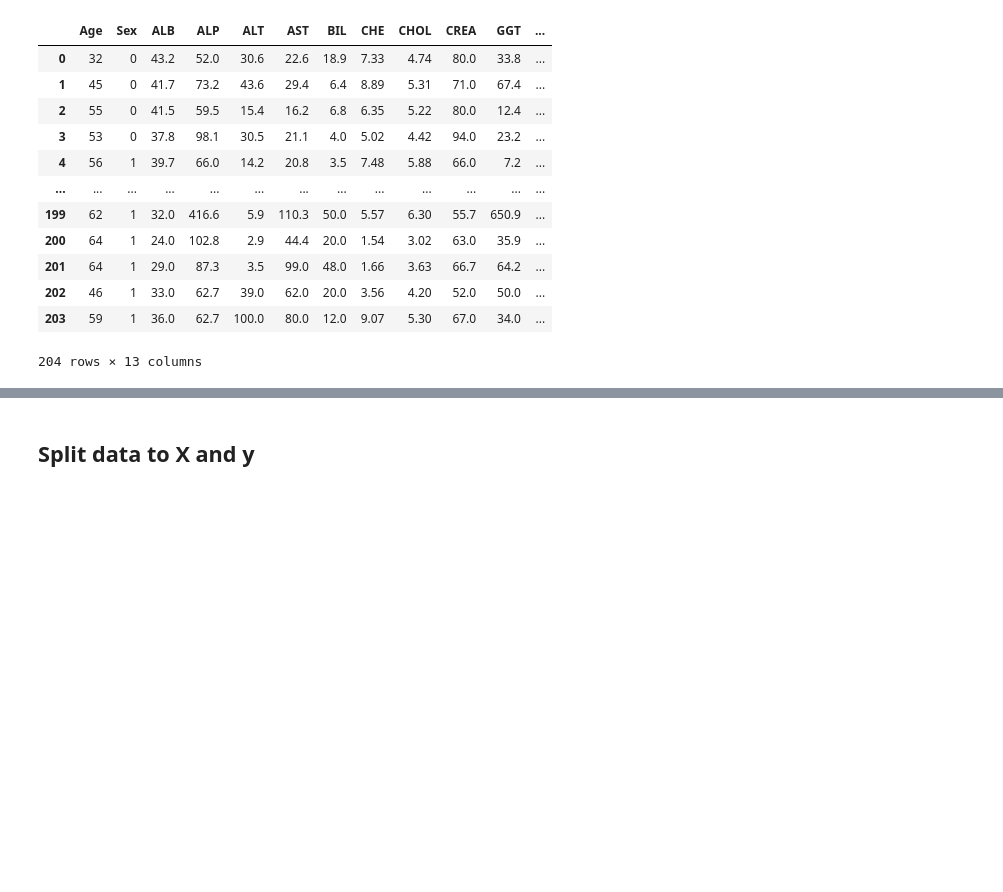
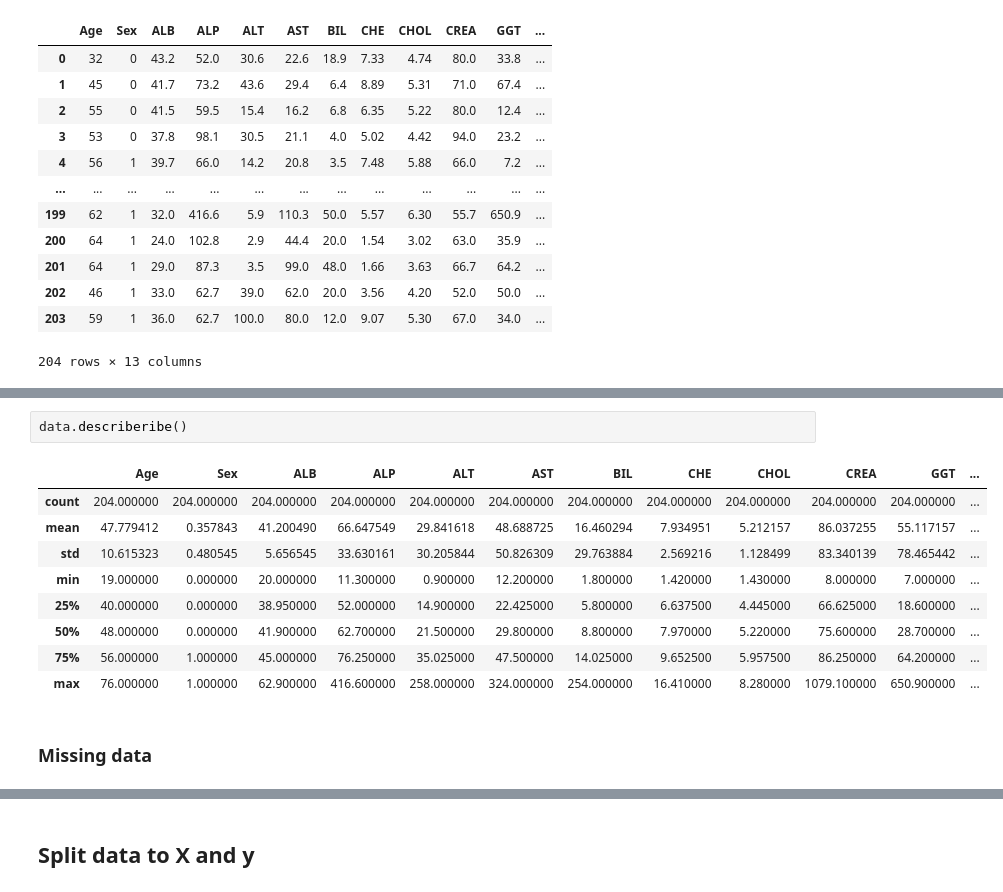
Before and after one commit to costasmexis/machinelearningcourse, a Jupyter notebook: assignment_2/main_grid.ipynb, the cells around one changed output, grey strips where cells are left out. Saved outputs shown, nothing was run; the diff lists cells and outputs as text; blank space fills up the shorter version.

```diff
--- a/assignment_2/main_grid.ipynb
+++ b/assignment_2/main_grid.ipynb
@@ -36,0 +58,14 @@ data
+# %%
+data.describeribe()
+# %% [output]
+|  | Age | Sex | ALB | ALP | ALT | AST | BIL | CHE | CHOL | CREA | GGT | ... |
+| count | 204.000000 | 204.000000 | 204.000000 | 204.000000 | 204.000000 | 204.000000 | 204.000000 | 204.000000 | 204.000000 | 204.000000 | 204.000000 | ... |
+| mean | 47.779412 | 0.357843 | 41.200490 | 66.647549 | 29.841618 | 48.688725 | 16.460294 | 7.934951 | 5.212157 | 86.037255 | 55.117157 | ... |
+| std | 10.615323 | 0.480545 | 5.656545 | 33.630161 | 30.205844 | 50.826309 | 29.763884 | 2.569216 | 1.128499 | 83.340139 | 78.465442 | ... |
+| min | 19.000000 | 0.000000 | 20.000000 | 11.300000 | 0.900000 | 12.200000 | 1.800000 | 1.420000 | 1.430000 | 8.000000 | 7.000000 | ... |
+| 25% | 40.000000 | 0.000000 | 38.950000 | 52.000000 | 14.900000 | 22.425000 | 5.800000 | 6.637500 | 4.445000 | 66.625000 | 18.600000 | ... |
+| 50% | 48.000000 | 0.000000 | 41.900000 | 62.700000 | 21.500000 | 29.800000 | 8.800000 | 7.970000 | 5.220000 | 75.600000 | 28.700000 | ... |
+| 75% | 56.000000 | 1.000000 | 45.000000 | 76.250000 | 35.025000 | 47.500000 | 14.025000 | 9.652500 | 5.957500 | 86.250000 | 64.200000 | ... |
+| max | 76.000000 | 1.000000 | 62.900000 | 416.600000 | 258.000000 | 324.000000 | 254.000000 | 16.410000 | 8.280000 | 1079.100000 | 650.900000 | ... |
+# %% [markdown]
+### Missing data
```
Also changed, not shown: parts of 3 cells of this notebook, 2 other files.
